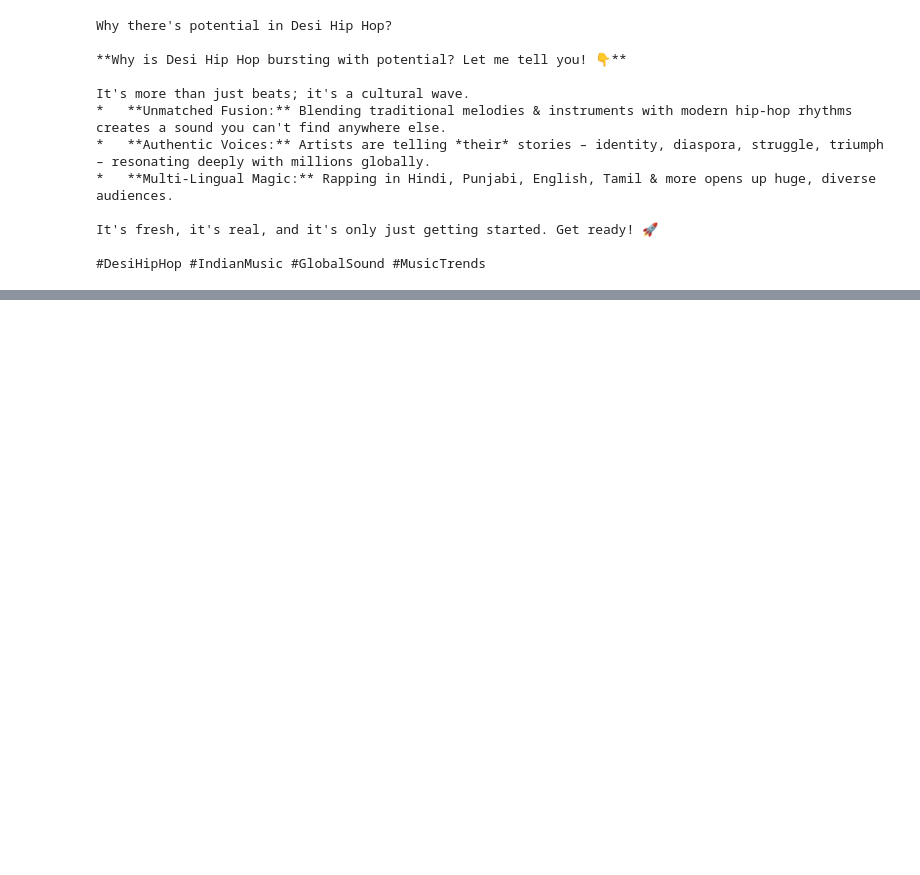
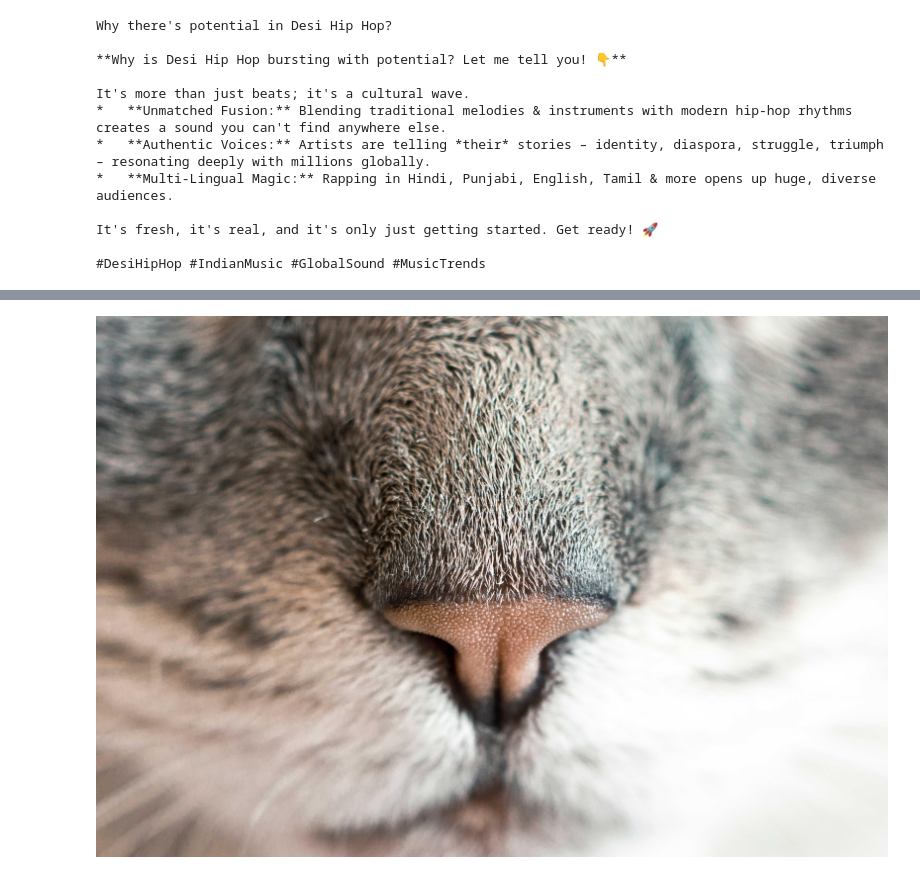
Before and after one commit to aioverloadedVIV/Langchain, a Jupyter notebook: notebooks/langchain_with_gemini.ipynb, the cells around one changed output, grey strips where cells are left out. Drawn from its saved outputs; the diff is of its cells as text; code cells hidden in the pictures; blank space fills up the shorter version.

```diff
--- a/notebooks/langchain_with_gemini.ipynb
+++ b/notebooks/langchain_with_gemini.ipynb
@@ -146,0 +313,15 @@ It's fresh, it's real, and it's only just getting started. Get ready! 🚀
+# %%
+## Fetching the Image through URL and using Gemini
+from IPython.display import display, Image
+import requests
+image_url = "https://picsum.photos/id/40/4106/2806"
+content = requests.get(image_url).content
+
+# Save this image locally
+with open("online_image.jpg", "wb") as file:
+    file.write(content)
+
+# Display the image
+display(Image("online_image.jpg"))
+# %% [output]
+[figure, added]
```
Also changed, not shown: parts of 10 cells of this notebook.
